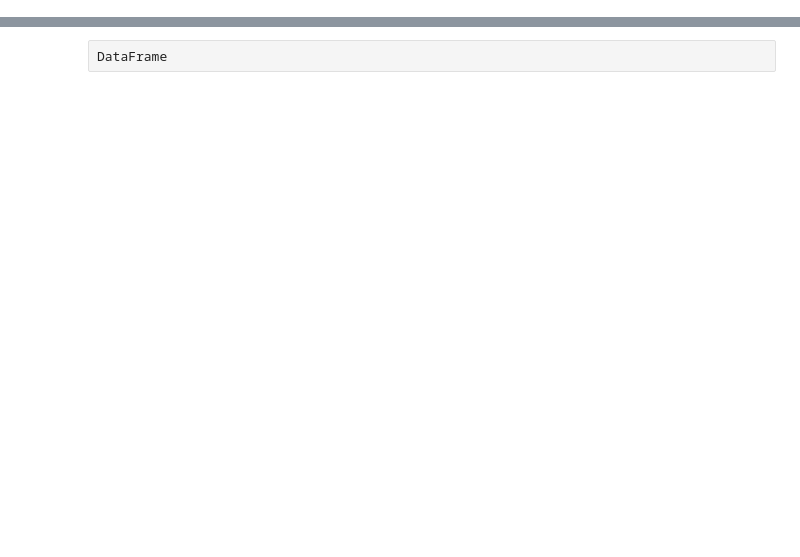
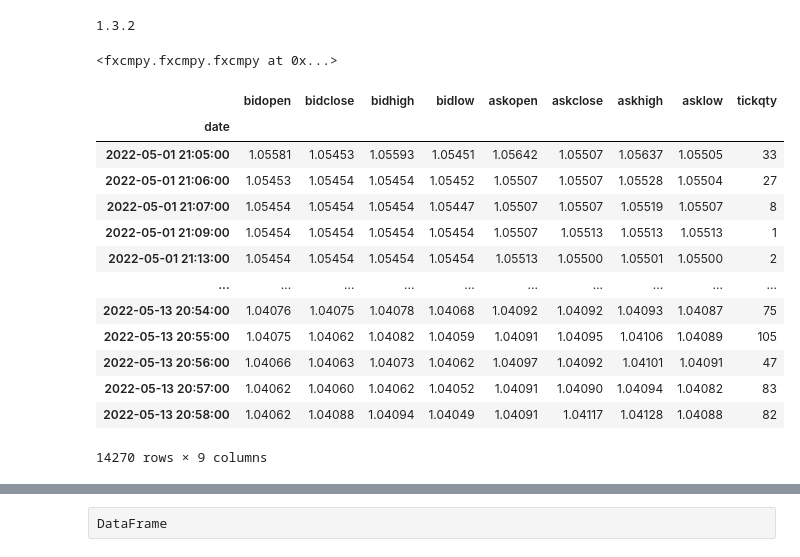
Before and after one commit to sonupal129/affinity, a Jupyter notebook: trading/algo_test.ipynb, the cells around one changed output, grey strips where cells are left out. Drawn from its saved outputs; the diff is of its cells as text; code cells hidden in the pictures; blank space fills up the shorter version.

```diff
--- a/algo_test.ipynb
+++ b/trading/algo_test.ipynb
@@ -1,20 +1,36 @@
 # %%
 import fxcmpy, socketio, engineio
 print(fxcmpy.__version__)
-print(engineio.__version__)
-print(socketio.__version__)
 TOKEN = "5b6de8dc3b260ab0fab6e007bf21c43ee4fc7a27"
 con = fxcmpy.fxcmpy(access_token=TOKEN, log_level="error")
 con
+# %% [output]
+1.3.2
+<fxcmpy.fxcmpy.fxcmpy at 0x...>
 # %%
 import datetime as dt
 from icecream import ic
 import socketio, engineio
 
 
 start = dt.datetime(2022,5,1)
-end = dt.datetime(2022,5,3)
+end = dt.datetime(2022,5,15)
 data = con.get_candles('EUR/USD', period='m1', start=start, end=end) #number=250 start=start, end=end
 # data.to_csv("mar.csv")
 data
+# %% [output]
+|  | bidopen | bidclose | bidhigh | bidlow | askopen | askclose | askhigh | asklow | tickqty |
+| date |  |  |  |  |  |  |  |  |  |
+| 2022-05-01 21:05:00 | 1.05581 | 1.05453 | 1.05593 | 1.05451 | 1.05642 | 1.05507 | 1.05637 | 1.05505 | 33 |
+| 2022-05-01 21:06:00 | 1.05453 | 1.05454 | 1.05454 | 1.05452 | 1.05507 | 1.05507 | 1.05528 | 1.05504 | 27 |
+| 2022-05-01 21:07:00 | 1.05454 | 1.05454 | 1.05454 | 1.05447 | 1.05507 | 1.05507 | 1.05519 | 1.05507 | 8 |
+| 2022-05-01 21:09:00 | 1.05454 | 1.05454 | 1.05454 | 1.05454 | 1.05507 | 1.05513 | 1.05513 | 1.05513 | 1 |
+| 2022-05-01 21:13:00 | 1.05454 | 1.05454 | 1.05454 | 1.05454 | 1.05513 | 1.05500 | 1.05501 | 1.05500 | 2 |
+| ... | ... | ... | ... | ... | ... | ... | ... | ... | ... |
+| 2022-05-13 20:54:00 | 1.04076 | 1.04075 | 1.04078 | 1.04068 | 1.04092 | 1.04092 | 1.04093 | 1.04087 | 75 |
+| 2022-05-13 20:55:00 | 1.04075 | 1.04062 | 1.04082 | 1.04059 | 1.04091 | 1.04095 | 1.04106 | 1.04089 | 105 |
+| 2022-05-13 20:56:00 | 1.04066 | 1.04063 | 1.04073 | 1.04062 | 1.04097 | 1.04092 | 1.04101 | 1.04091 | 47 |
+| 2022-05-13 20:57:00 | 1.04062 | 1.04060 | 1.04062 | 1.04052 | 1.04091 | 1.04090 | 1.04094 | 1.04082 | 83 |
+| 2022-05-13 20:58:00 | 1.04062 | 1.04088 | 1.04094 | 1.04049 | 1.04091 | 1.04117 | 1.04128 | 1.04088 | 82 |
+14270 rows × 9 columns
 # %%
```
Also changed, not shown: parts of 14 cells of this notebook, 25 other files.
